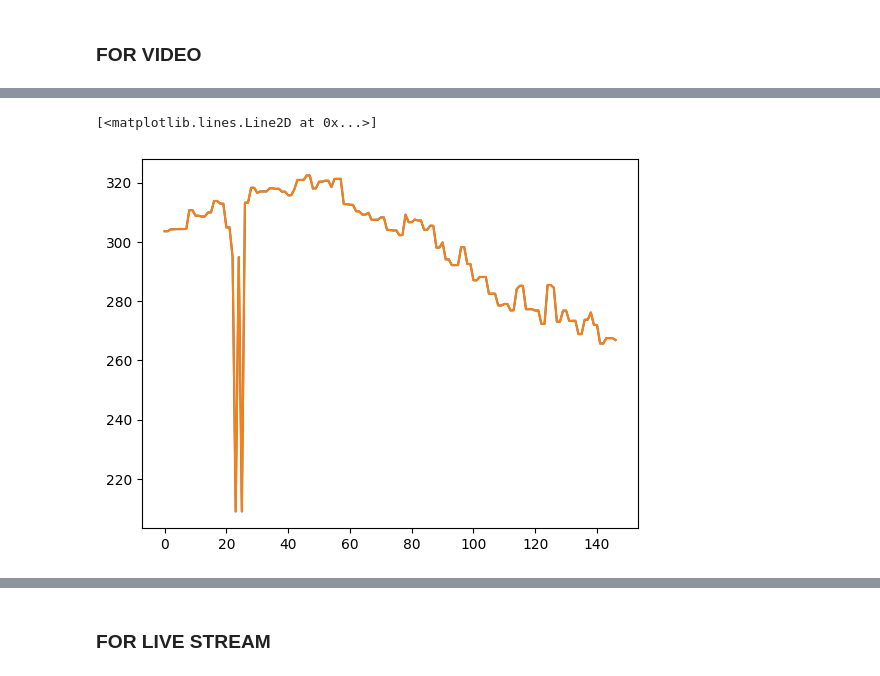
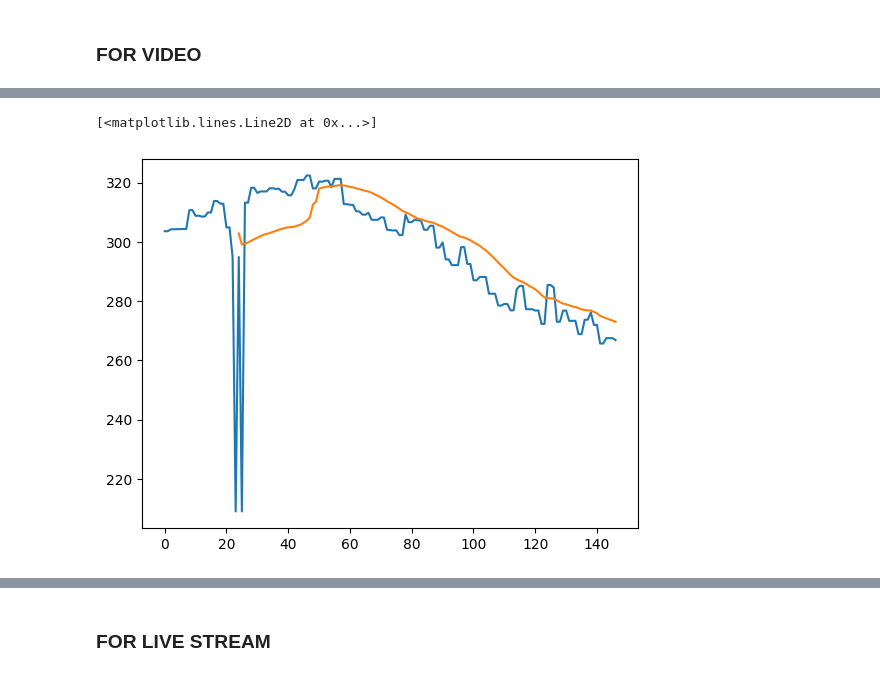
Before and after one commit to Heisenberg-2207/pushrim_detection, a Jupyter notebook: yolo.ipynb, the cells around one changed output, grey strips where cells are left out. Drawn from its saved outputs; the diff is of its cells as text; code cells hidden in the pictures.

```diff
--- a/yolo.ipynb
+++ b/yolo.ipynb
@@ -220,14 +220,14 @@ Speed: 4.2ms preprocess, 95.8ms inference, 0.0ms postprocess per image at shape
 # %%
 gap = 1
 plt.plot(time_arr[::gap], width_arr[::gap])
 # Define the window size for the moving average
-window_size = 1
+window_size = 25
 
 # Calculate the moving average
 smoothed_y_data = np.convolve(width_arr,np.ones(window_size)/window_size, mode='valid')
 
 # Plot the smoothed curve
 plt.plot(time_arr[window_size-1::gap], smoothed_y_data[::gap])
 # %% [output]
 [<matplotlib.lines.Line2D at 0x...>]
-[figure, old version]
+[figure, new version]
```
Also changed, not shown: parts of 4 cells of this notebook.
